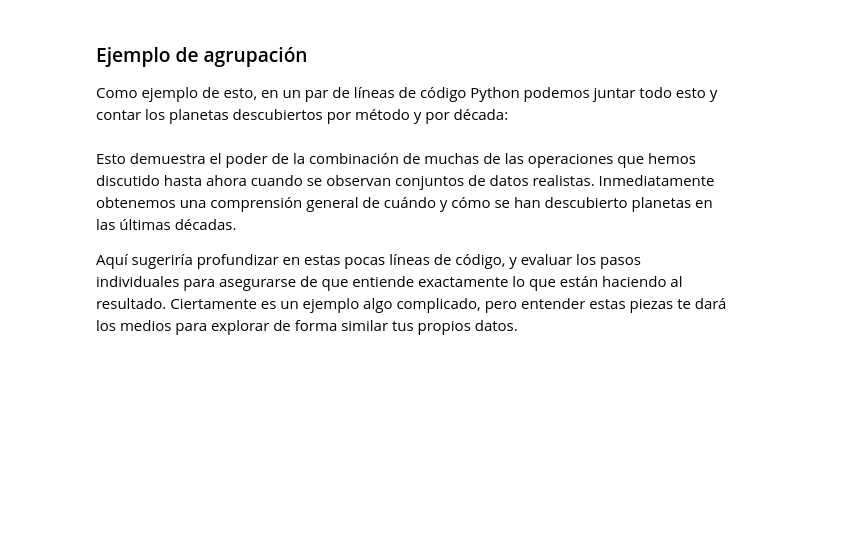
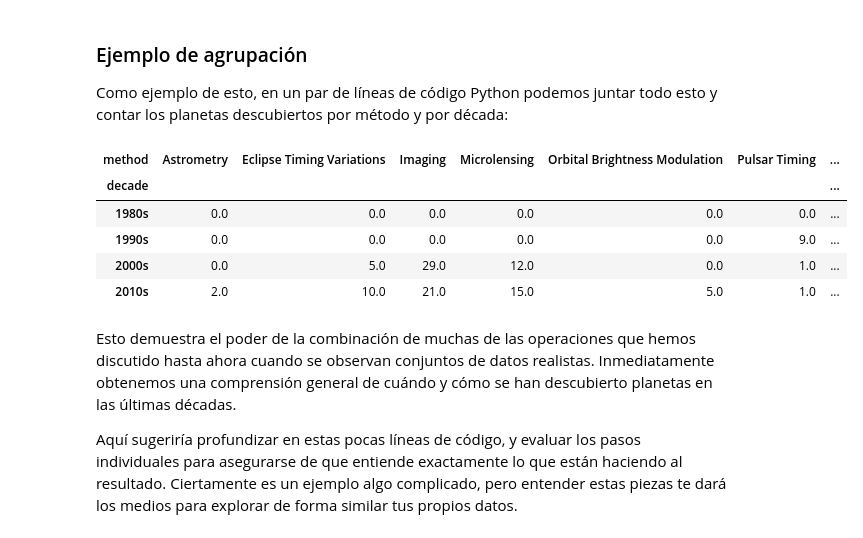
Before and after one commit to mariaortizz/DS_PT_09_2023, a Jupyter notebook: Data_Analysis/2-Pandas/Teoría/8_Aggregation-and-Grouping.ipynb, the cells around one changed output. Saved outputs shown, nothing was run; the diff lists cells and outputs as text; code cells hidden in the pictures; blank space fills up the shorter version.

```diff
--- a/Data_Analysis/2-Pandas/Teoría/8_Aggregation-and-Grouping.ipynb
+++ b/Data_Analysis/2-Pandas/Teoría/8_Aggregation-and-Grouping.ipynb
@@ -475,8 +640,15 @@ Como ejemplo de esto, en un par de líneas de código Python podemos juntar todo
 # %%
 decade = 10 * (planets['year'] // 10)
 decade = decade.astype(str) + 's'
 decade.name = 'decade'
-planets.groupby(['method', decade])['number'].sum().unstack().fillna(0)
+planets.groupby(['method', decade])['number'].sum().unstack(level = 0).fillna(0)
+# %% [output]
+| method | Astrometry | Eclipse Timing Variations | Imaging | Microlensing | Orbital Brightness Modulation | Pulsar Timing | ... |
+| decade |  |  |  |  |  |  | ... |
+| 1980s | 0.0 | 0.0 | 0.0 | 0.0 | 0.0 | 0.0 | ... |
+| 1990s | 0.0 | 0.0 | 0.0 | 0.0 | 0.0 | 9.0 | ... |
+| 2000s | 0.0 | 5.0 | 29.0 | 12.0 | 0.0 | 1.0 | ... |
+| 2010s | 2.0 | 10.0 | 21.0 | 15.0 | 5.0 | 1.0 | ... |
 # %% [markdown]
 Esto demuestra el poder de la combinación de muchas de las operaciones que hemos discutido hasta ahora cuando se observan conjuntos de datos realistas.
 Inmediatamente obtenemos una comprensión general de cuándo y cómo se han descubierto planetas en las últimas décadas.
```
Also changed, not shown: parts of 20 cells of this notebook.
